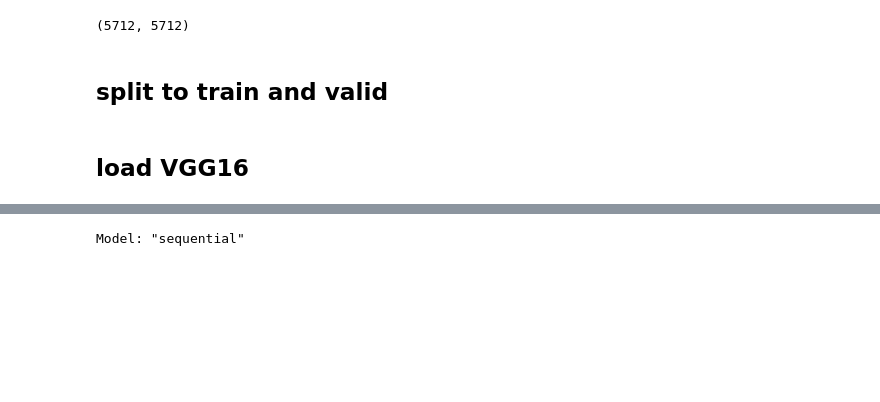
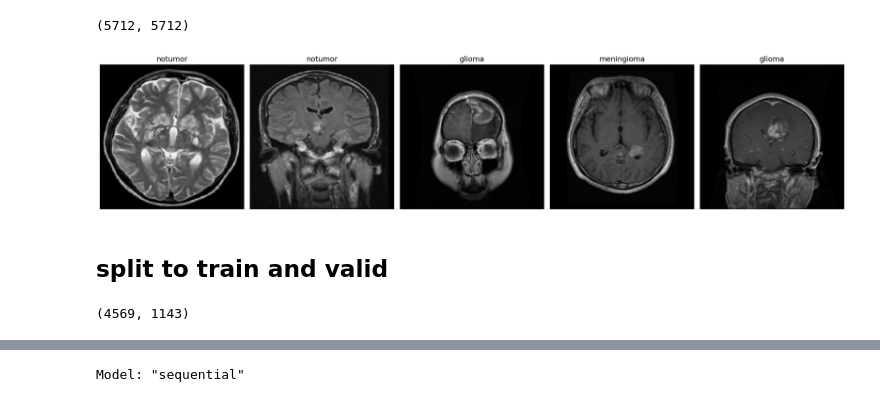
Before and after one commit to MohammedAwwad2/BrainTumorDetection, a Jupyter notebook: brain_tumor_detection_.ipynb, the cells around one changed output, grey strips where cells are left out. Drawn from its saved outputs; the diff is of its cells as text; code cells hidden in the pictures; blank space fills up the shorter version.

```diff
--- a/brain_tumor_detection_.ipynb
+++ b/brain_tumor_detection_.ipynb
@@ -83,6 +83,19 @@ load_data(training_data, x, y)
 len(x),len(y)
 # %% [output]
 (5712, 5712)
+# %%
+fig, axes = plt.subplots(1, 5, figsize=(20, 5))
+
+for i in range(5):
+    index = np.random.randint(len(x))
+    axes[i].imshow(x[index])
+    axes[i].set_title(str(y[index]), fontsize=14)
+    axes[i].axis('off')
+
+plt.tight_layout()
+plt.show()
+# %% [output]
+[figure, added]
 # %%
 y=np.array(y)
 y=[0 if i=='glioma' else 1 if i=='meningioma' else 2 if i=='pituitary' else 3 for i in y]
@@ -92,5 +105,7 @@ y = np.array(y)
 # %%
 from sklearn.model_selection import train_test_split
 x_train,x_vald,y_train,y_vald=train_test_split(x,y,test_size=0.2,random_state=42)
-# %% [markdown]
-## load VGG16
+# %%
+len(x_train),len(x_vald)
+# %% [output]
+(4569, 1143)
```
Also changed, not shown: parts of 7 cells of this notebook.
